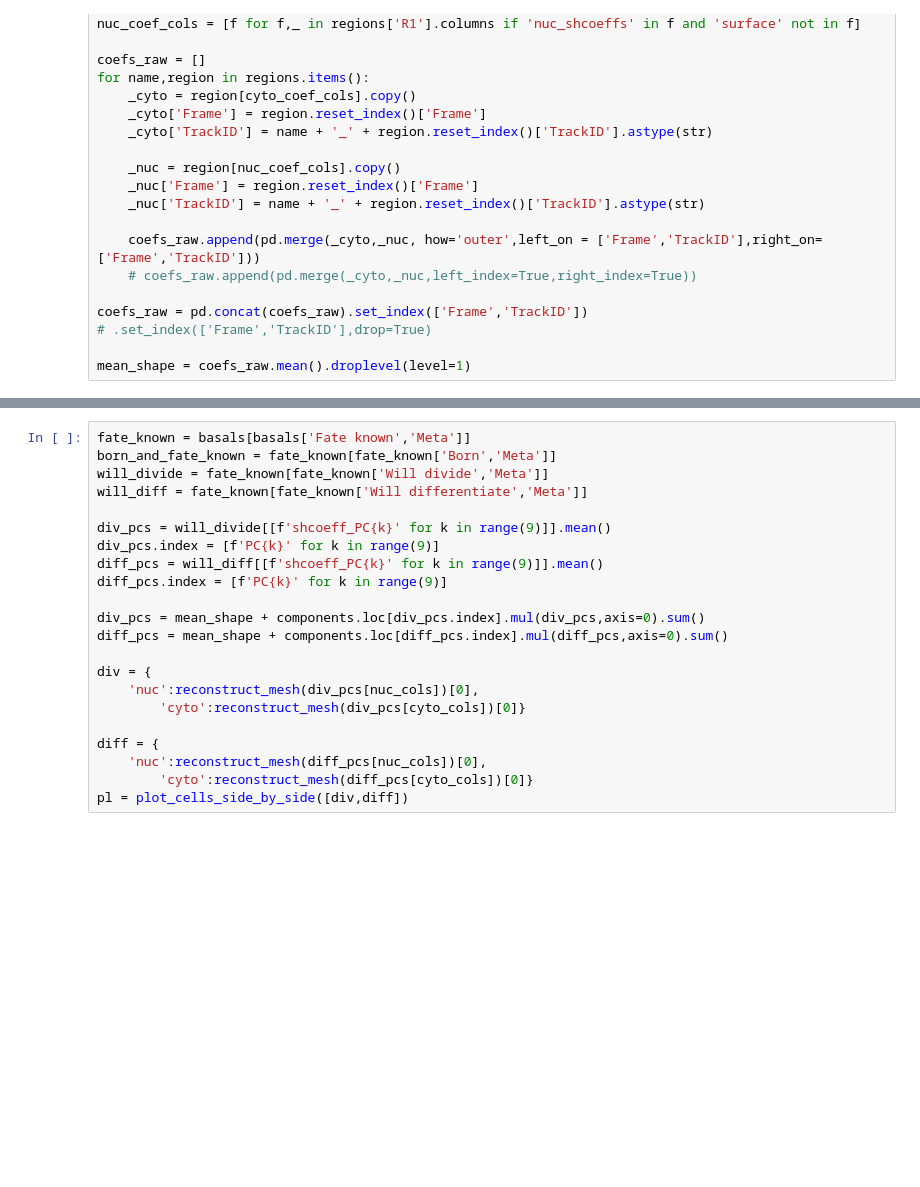
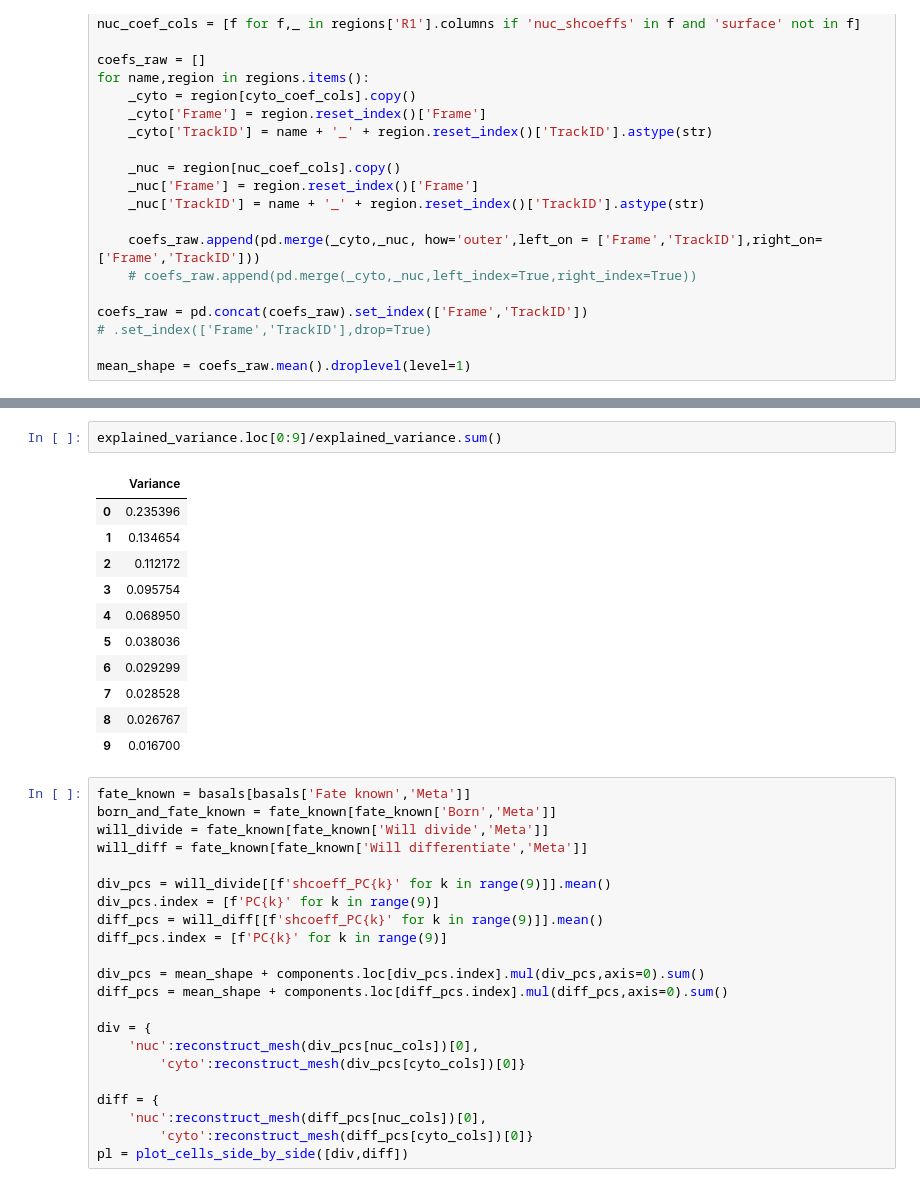
Before and after one commit to xies/mouse_skin_size_control, a Jupyter notebook: differentiation_analysis/morphometrics/visualize_PCA_space.ipynb, the cells around one changed output, grey strips where cells are left out. Saved outputs shown, nothing was run; the diff lists cells and outputs as text; blank space fills up the shorter version.

```diff
--- a/differentiation_analysis/morphometrics/visualize_PCA_space.ipynb
+++ b/differentiation_analysis/morphometrics/visualize_PCA_space.ipynb
@@ -94,3 +76,17 @@ components
+# %%
+explained_variance.loc[0:9]/explained_variance.sum()
+# %% [output]
+|  | Variance |
+| 0 | 0.235396 |
+| 1 | 0.134654 |
+| 2 | 0.112172 |
+| 3 | 0.095754 |
+| 4 | 0.068950 |
+| 5 | 0.038036 |
+| 6 | 0.029299 |
+| 7 | 0.028528 |
+| 8 | 0.026767 |
+| 9 | 0.016700 |
 # %%
 fate_known = basals[basals['Fate known','Meta']]
 born_and_fate_known = fate_known[fate_known['Born','Meta']]
```
Also changed, not shown: parts of 2 cells of this notebook, 4 other files.
